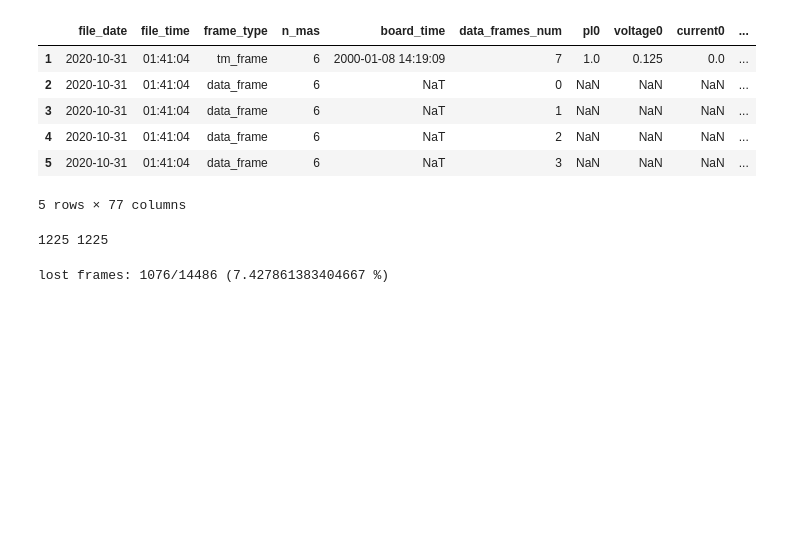
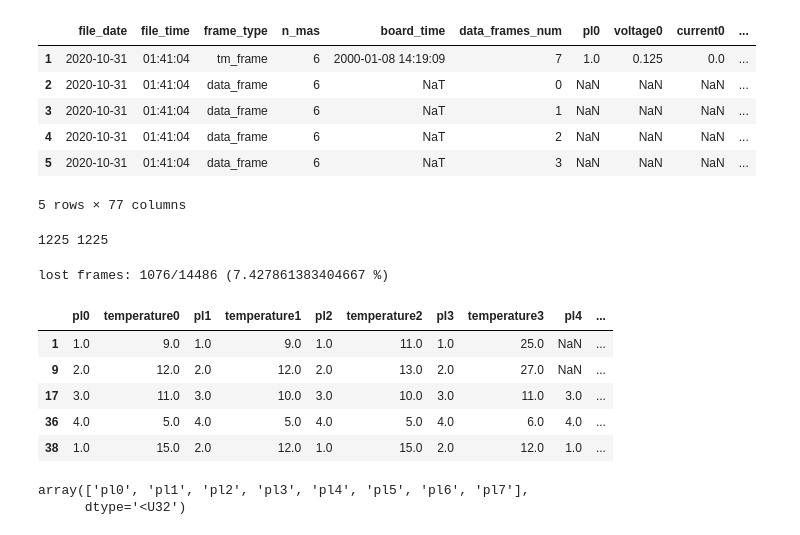
Before and after one commit to crashnester/satellite_tm_visualizer, a Jupyter notebook: notebook.ipynb, the cells around one changed output. Cells and saved outputs as stored; diff of their text form; code cells hidden in the pictures; blank space fills up the shorter version.

```diff
--- a/notebook.ipynb
+++ b/notebook.ipynb
@@ -86,0 +93,16 @@ lost frames: 1076/14486 (7.427861383404667 %)
+# %%
+temperature_columns = np.append([],[list(map(lambda x: x + str(i), ['pl', 'temperature'])) for i in range(8)])
+tm_frames[temperature_columns].head()
+# %% [output]
+|  | pl0 | temperature0 | pl1 | temperature1 | pl2 | temperature2 | pl3 | temperature3 | pl4 | ... |
+| 1 | 1.0 | 9.0 | 1.0 | 9.0 | 1.0 | 11.0 | 1.0 | 25.0 | NaN | ... |
+| 9 | 2.0 | 12.0 | 2.0 | 12.0 | 2.0 | 13.0 | 2.0 | 27.0 | NaN | ... |
+| 17 | 3.0 | 11.0 | 3.0 | 10.0 | 3.0 | 10.0 | 3.0 | 11.0 | 3.0 | ... |
+| 36 | 4.0 | 5.0 | 4.0 | 5.0 | 4.0 | 5.0 | 4.0 | 6.0 | 4.0 | ... |
+| 38 | 1.0 | 15.0 | 2.0 | 12.0 | 1.0 | 15.0 | 2.0 | 12.0 | 1.0 | ... |
+# %%
+pl_columns = np.append([], [list(map(lambda x: x + str(i), ['pl'])) for i in range(8)])
+pl_columns
+# %% [output]
+array(['pl0', 'pl1', 'pl2', 'pl3', 'pl4', 'pl5', 'pl6', 'pl7'],
+      dtype='<U32')
```
Also changed, not shown: parts of 8 cells of this notebook.
